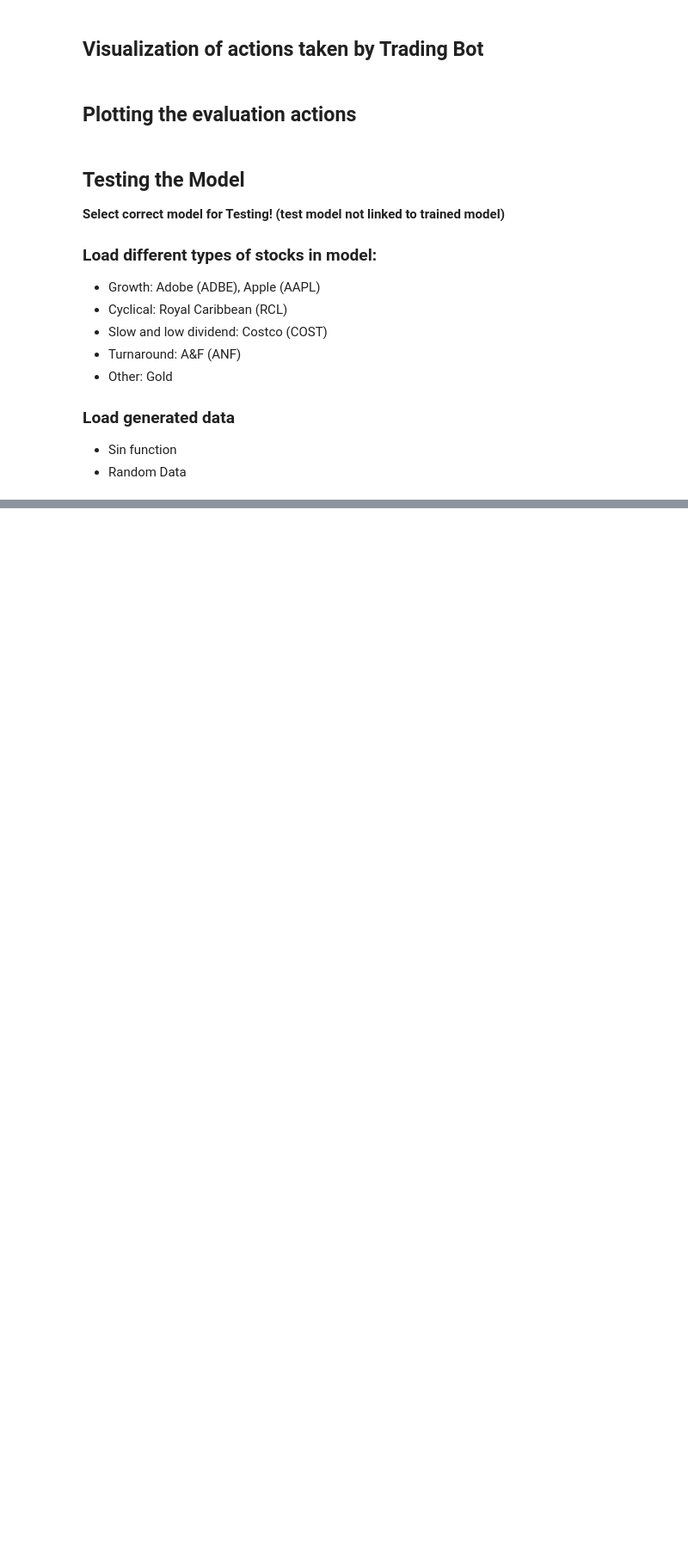
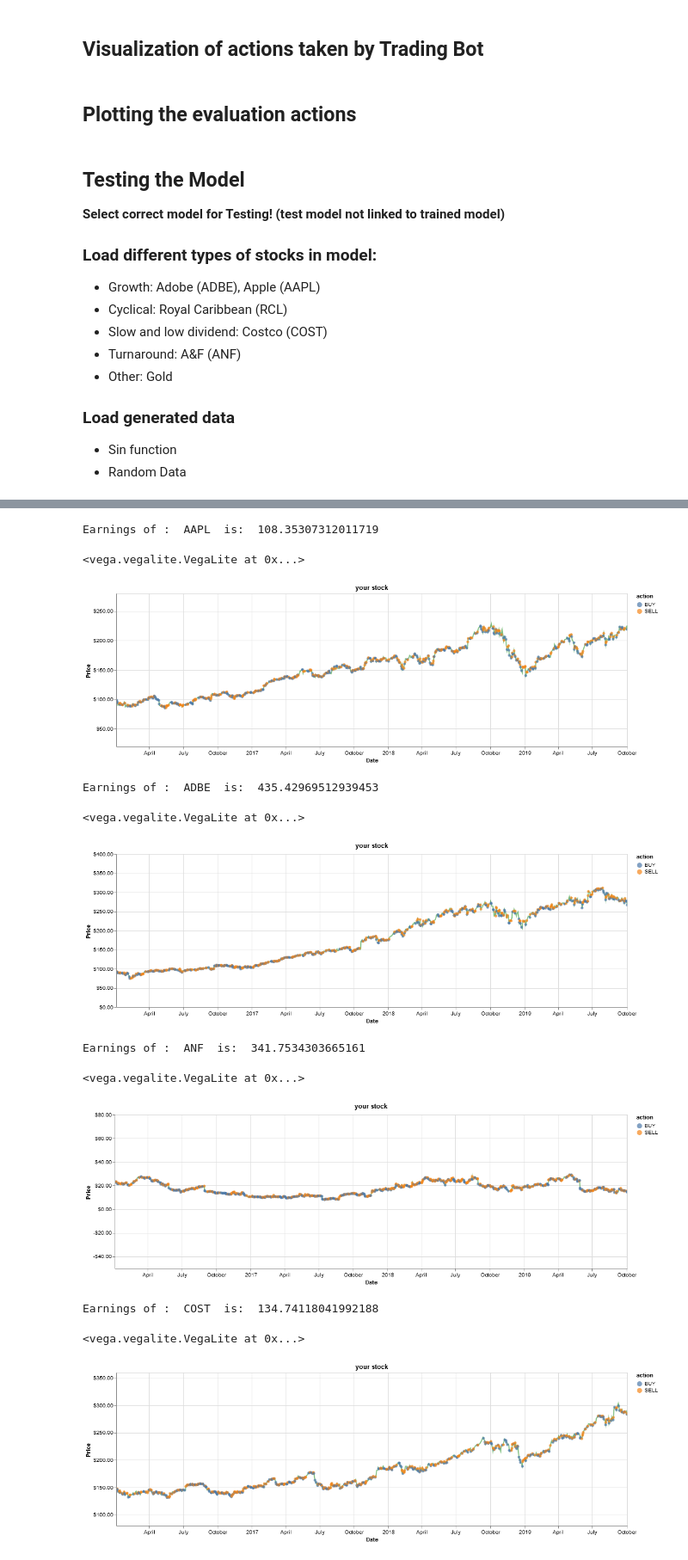
Before and after one commit to Pizajolo/finance-bot, a Jupyter notebook: test-reinforcement/visualize_extended.ipynb, the cells around one changed output, grey strips where cells are left out. Shown at 86% size. Cells and saved outputs as stored; diff of their text form; code cells hidden in the pictures; blank space fills up the shorter version.

```diff
--- a/test-reinforcement/visualize_extended.ipynb
+++ b/test-reinforcement/visualize_extended.ipynb
@@ -351,29 +398,44 @@ df_test.plot();
 # %%
-#Load Model
-model_name = 'model_w15v2_30'
+# Test 1 model
+
+#model_name = 'model_w15v2_40' model_Stefan_10
+model_name = "model_w15v2_30"
 
 # Init Model
 window_size = 15
+
 
 # Initialize Agent
 if df2_test_list is not None:
     agent = Agent(window_size*2, pretrained=True, model_name=model_name)
 else:
     agent = Agent(window_size, pretrained=True, model_name=model_name)
 
 sum = 0
 # Loop over stocks
 for column in df_test:
-    print(column)
+    #print(column)
     #rename feature column name
     df_test_list = list(df_test[column])
     dft = df_test.rename(columns={column: 'actual'})
     initial_offset = df_test_list[1] - df_test_list[0]
     val_result, history = evaluate_model(agent, df_test_list, df2_test_list, window_size, debug)
-    show_eval_result(model_name, val_result, initial_offset)
+    show_eval_result(model_name, val_result, initial_offset);
     chart = visualize(dft, history)
     sum = sum+val_result
-    print("Earnings of Model: ", val_result)
-    #chart.display()
-
-print("Sum: ", sum)
+    print("Earnings of : ", column, " is: ", val_result)
+    chart.display()
+print("Sum of all earnings: ", model_name, " is: ", sum)
+# %% [output]
+Earnings of :  AAPL  is:  108.35307312011719
+<vega.vegalite.VegaLite at 0x...>
+[figure, added]
+Earnings of :  ADBE  is:  435.42969512939453
+<vega.vegalite.VegaLite at 0x...>
+[figure, added]
+Earnings of :  ANF  is:  341.7534303665161
+<vega.vegalite.VegaLite at 0x...>
+[figure, added]
+Earnings of :  COST  is:  134.74118041992188
+<vega.vegalite.VegaLite at 0x...>
+[figure, added]
```
Also changed, not shown: parts of 5 cells of this notebook.
